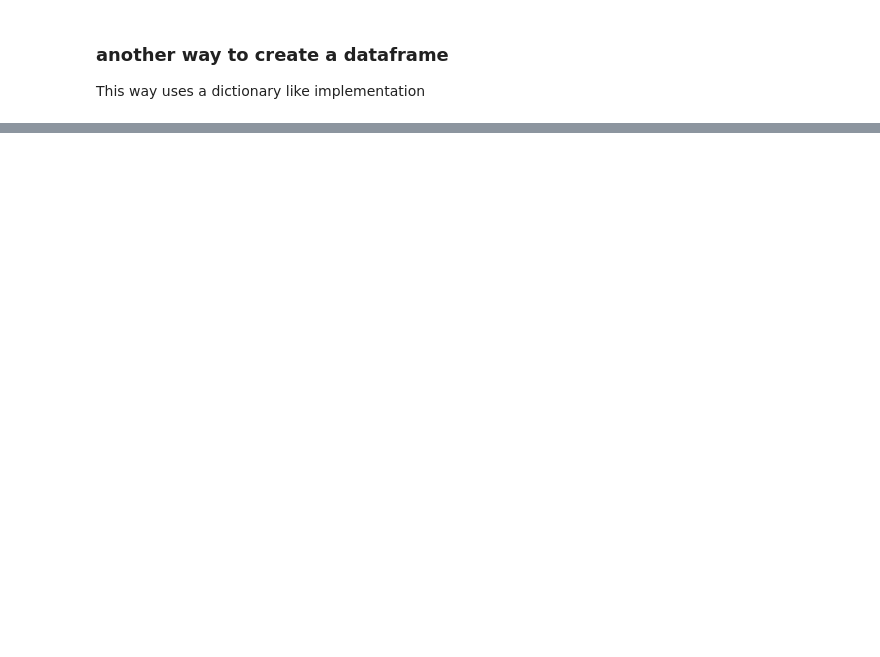
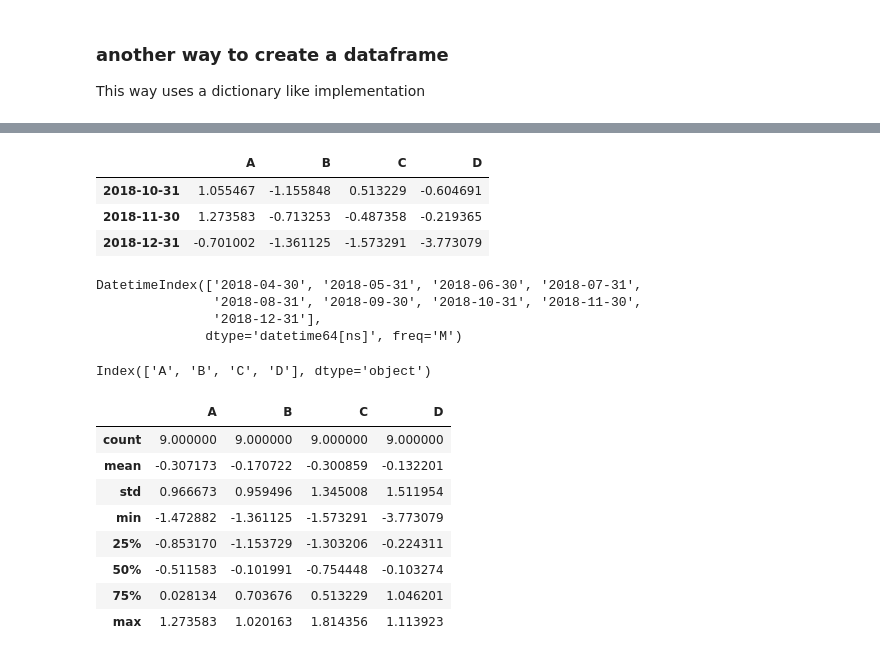
Before and after one commit to itsderek/learning-pandas, a Jupyter notebook: learning-pandas.ipynb, the cells around one changed output, grey strips where cells are left out. Saved outputs shown, nothing was run; the diff lists cells and outputs as text; code cells hidden in the pictures; blank space fills up the shorter version.

```diff
--- a/learning-pandas.ipynb
+++ b/learning-pandas.ipynb
@@ -47,0 +70,30 @@ df2
+# %%
+df.tail(3) #displays the last n rows
+# %% [output]
+|  | A | B | C | D |
+| 2018-10-31 | 1.055467 | -1.155848 | 0.513229 | -0.604691 |
+| 2018-11-30 | 1.273583 | -0.713253 | -0.487358 | -0.219365 |
+| 2018-12-31 | -0.701002 | -1.361125 | -1.573291 | -3.773079 |
+# %%
+df.index #displays information about the index (index is the row labels)
+# %% [output]
+DatetimeIndex(['2018-04-30', '2018-05-31', '2018-06-30', '2018-07-31',
+               '2018-08-31', '2018-09-30', '2018-10-31', '2018-11-30',
+               '2018-12-31'],
+              dtype='datetime64[ns]', freq='M')
+# %%
+df.columns #displays information about the columns (columns are the column labels)
+# %% [output]
+Index(['A', 'B', 'C', 'D'], dtype='object')
+# %%
+df.describe() #extremely useful statistical summary of your dataframe
+# %% [output]
+|  | A | B | C | D |
+| count | 9.000000 | 9.000000 | 9.000000 | 9.000000 |
+| mean | -0.307173 | -0.170722 | -0.300859 | -0.132201 |
+| std | 0.966673 | 0.959496 | 1.345008 | 1.511954 |
+| min | -1.472882 | -1.361125 | -1.573291 | -3.773079 |
+| 25% | -0.853170 | -1.153729 | -1.303206 | -0.224311 |
+| 50% | -0.511583 | -0.101991 | -0.754448 | -0.103274 |
+| 75% | 0.028134 | 0.703676 | 0.513229 | 1.046201 |
+| max | 1.273583 | 1.020163 | 1.814356 | 1.113923 |
```
Also changed, not shown: parts of 20 cells of this notebook.
